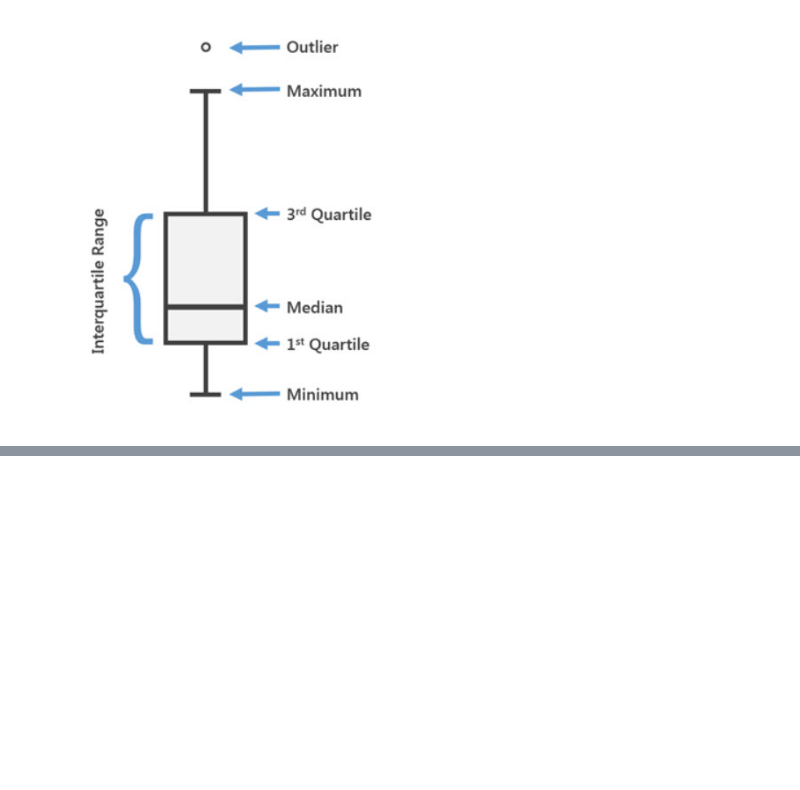
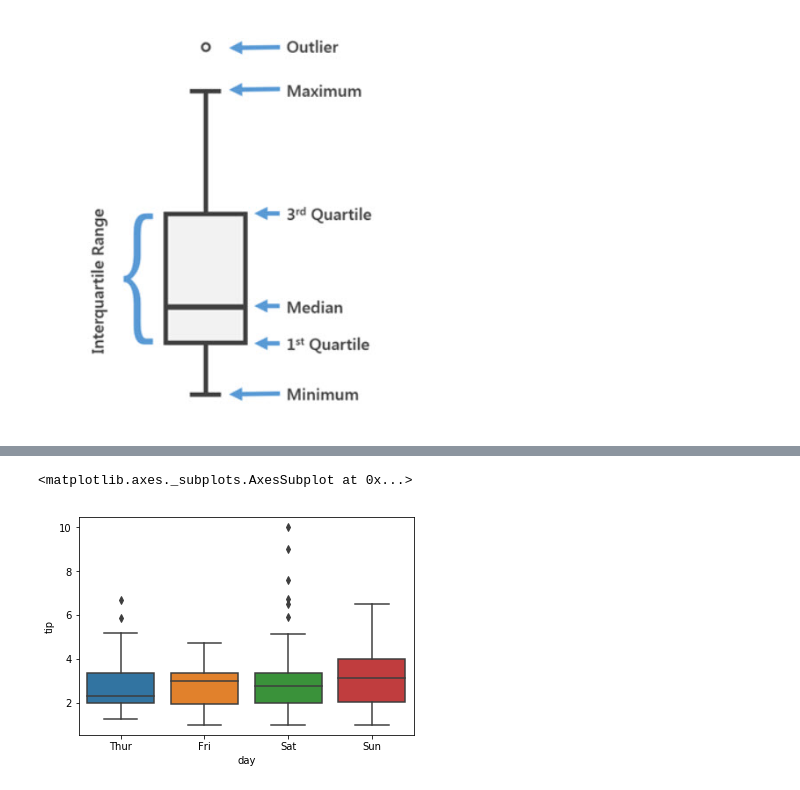
Before and after one commit to MartynaMisk/Boxplot, a Jupyter notebook: BoxplotsJupyter.ipynb, the cells around one changed output, grey strips where cells are left out. Drawn from its saved outputs; the diff is of its cells as text; code cells hidden in the pictures; blank space fills up the shorter version.

```diff
--- a/BoxplotsJupyter.ipynb
+++ b/BoxplotsJupyter.ipynb
@@ -72,0 +134,9 @@ https://www.inertia7.com/projects/3
+# %%
+# if we want to see two values and compare it we can do it by
+sns.boxplot(x="day", y="tip", data=tips)
+#From this box plot we can see the tips on each day
+#We can see that the tip highest variance is on Thursday and Sunday
+#on sunday he had the best chances to get a tip above 5 euro on average
+# %% [output]
+<matplotlib.axes._subplots.AxesSubplot at 0x...>
+[figure, added]
```
Also changed, not shown: parts of 30 cells of this notebook.
